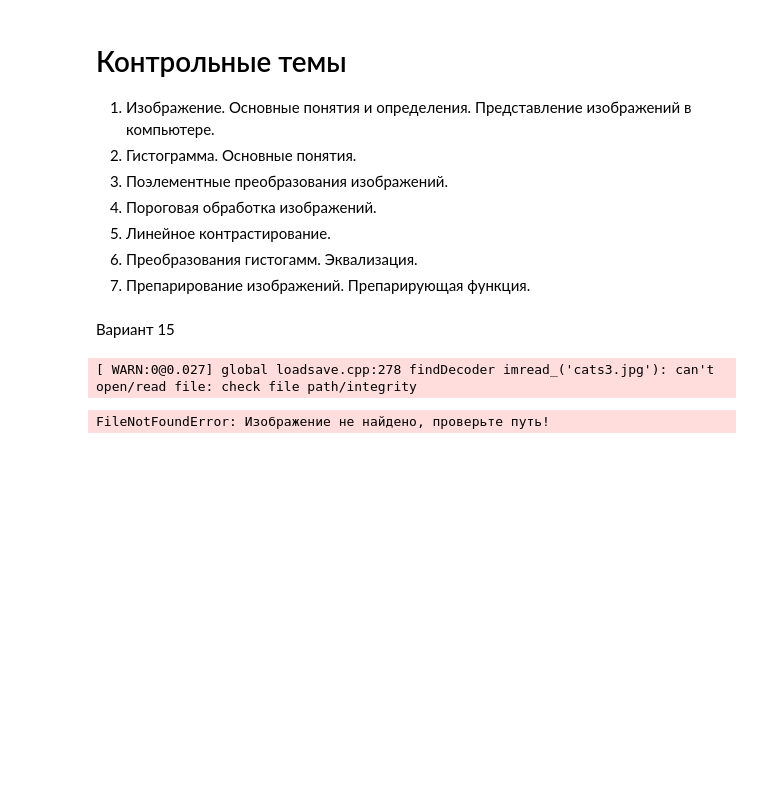
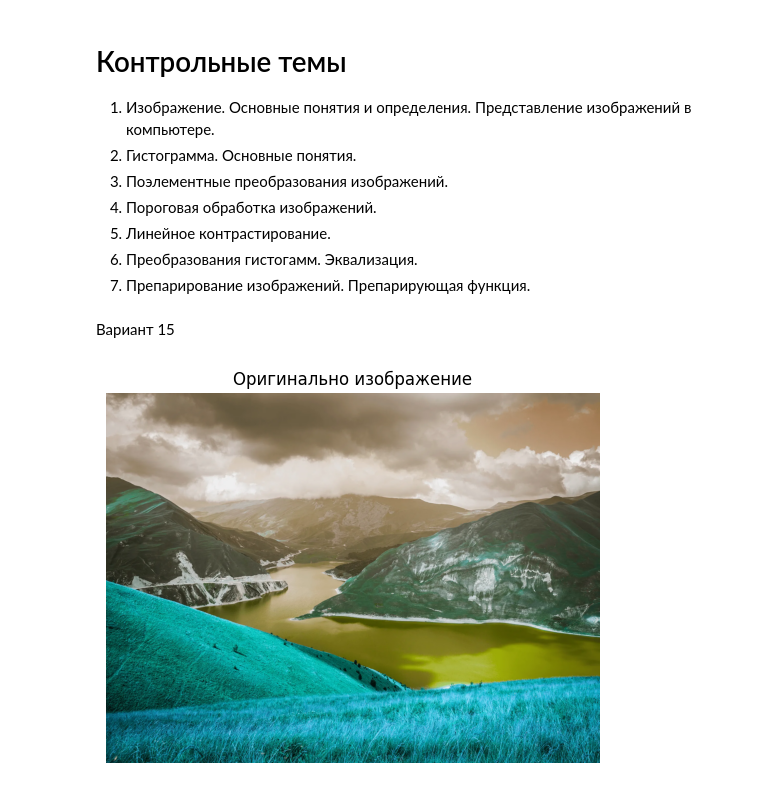
Before and after one commit to TheStorm13/sem8-mw, a Jupyter notebook: МЗ_лр2.ipynb, the cells around one changed output. Cells and saved outputs as stored; diff of their text form; code cells hidden in the pictures; blank space fills up the shorter version.

```diff
--- a/МЗ_лр2.ipynb
+++ b/МЗ_лр2.ipynb
@@ -55,21 +55,20 @@
 # %%
 import cv2
 import numpy as np
 import matplotlib.pyplot as plt
 
 """Считываем BGR изображение"""
 
-image_bgr = cv2.imread('cats3.jpg')
+image_bgr = cv2.imread('image.jpg')
 if image_bgr is None:
     raise FileNotFoundError("Изображение не найдено, проверьте путь!")
 
 plt.imshow(image_bgr)
 plt.title("Оригинально изображение")
 plt.axis('off')
 plt.show()
 # %% [output]
-[ WARN:0@0.027] global loadsave.cpp:278 findDecoder imread_('cats3.jpg'): can't open/read file: check file path/integrity
-FileNotFoundError: Изображение не найдено, проверьте путь!
+[figure, added]
 # %%
 """Преобразовываем в Ч/Б"""
 
```
Also changed, not shown: parts of 7 cells of this notebook, 3 other files.
